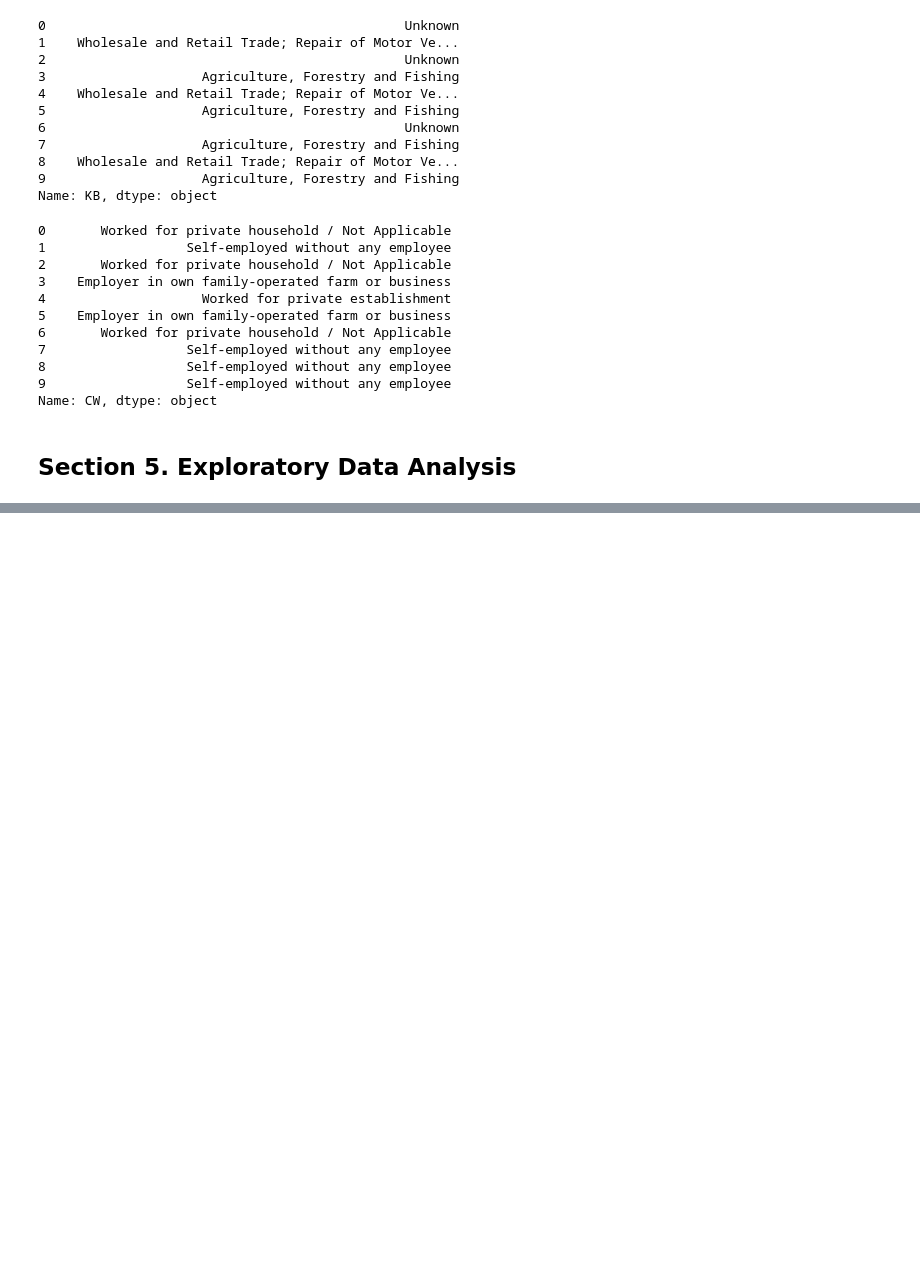
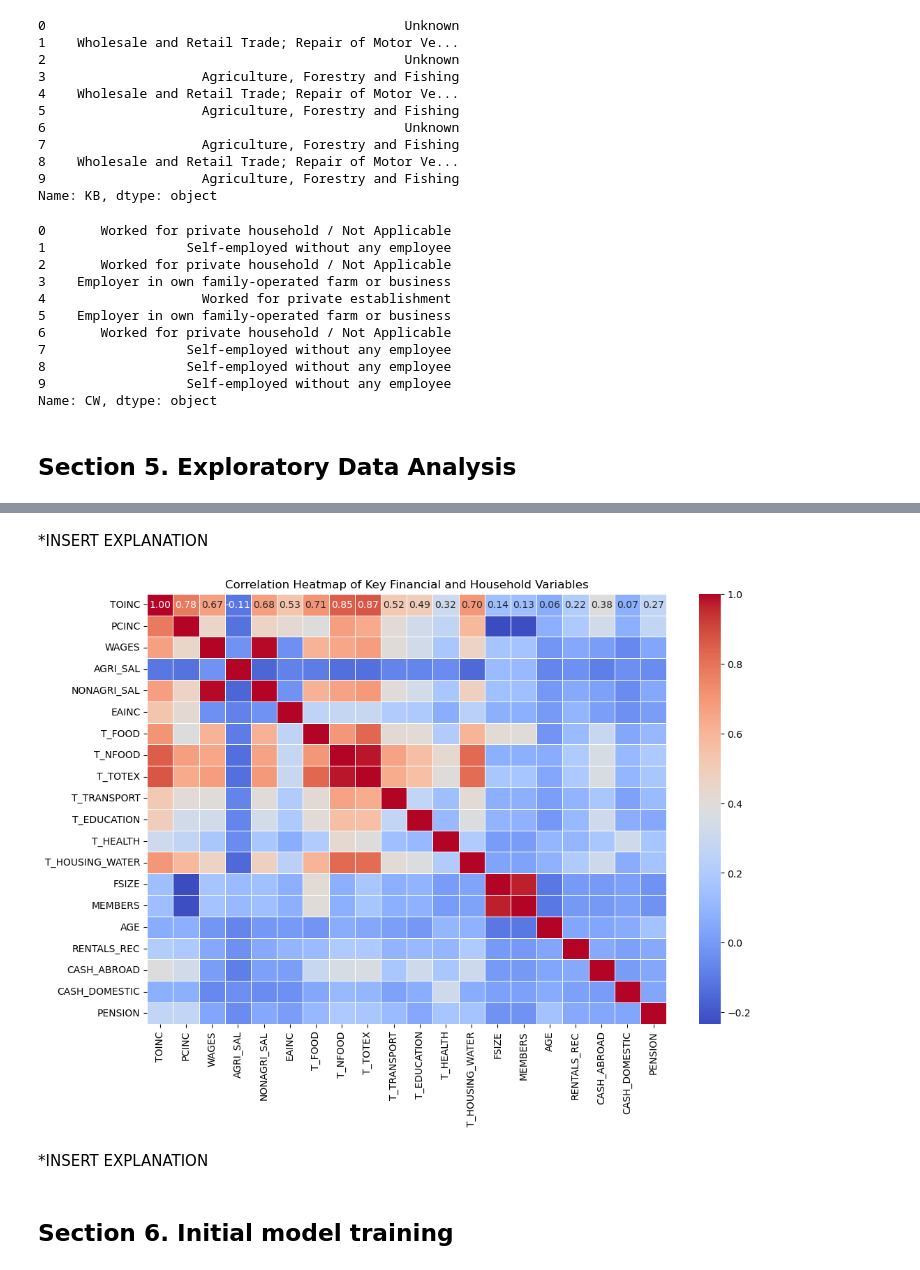
Before and after one commit to SmeaGL/STINTSY_MP, a Jupyter notebook: MP/STINTSY_Project_S14.ipynb, the cells around one changed output, grey strips where cells are left out. Cells and saved outputs as stored; diff of their text form; code cells hidden in the pictures; blank space fills up the shorter version.

```diff
--- a/MP/STINTSY_Project_S14.ipynb
+++ b/MP/STINTSY_Project_S14.ipynb
@@ -375,0 +423,22 @@ Name: CW, dtype: object
+# %% [markdown]
+*INSERT EXPLANATION
+# %%
+# Select only numerical variables
+num_vars = ['TOINC', 'PCINC', 'WAGES', 'AGRI_SAL', 'NONAGRI_SAL',
+            'EAINC', 'T_FOOD', 'T_NFOOD', 'T_TOTEX', 'T_TRANSPORT',
+            'T_EDUCATION', 'T_HEALTH', 'T_HOUSING_WATER', 'FSIZE',
+            'MEMBERS', 'AGE', 'RENTALS_REC', 'CASH_ABROAD', 'CASH_DOMESTIC', 'PENSION']
+
+df_corr = df_clean[num_vars].corr()  # Compute correlation matrix
+
+# Create heatmap
+plt.figure(figsize=(12, 8))
+sns.heatmap(df_corr, annot=True, cmap="coolwarm", fmt=".2f", linewidths=0.5)
+plt.title("Correlation Heatmap of Key Financial and Household Variables")
+plt.show()
+# %% [output]
+[figure, added]
+# %% [markdown]
+*INSERT EXPLANATION
+# %% [markdown]
+## **Section 6. Initial model training**
```
Also changed, not shown: parts of 4 cells of this notebook.
